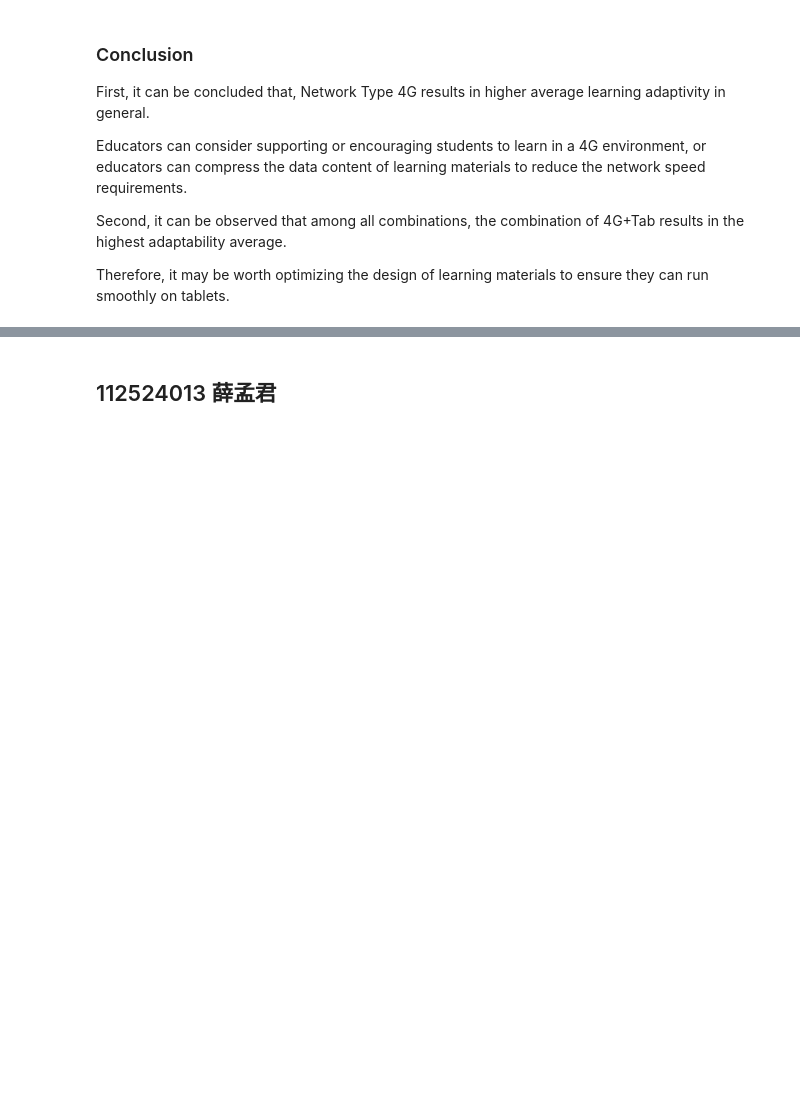
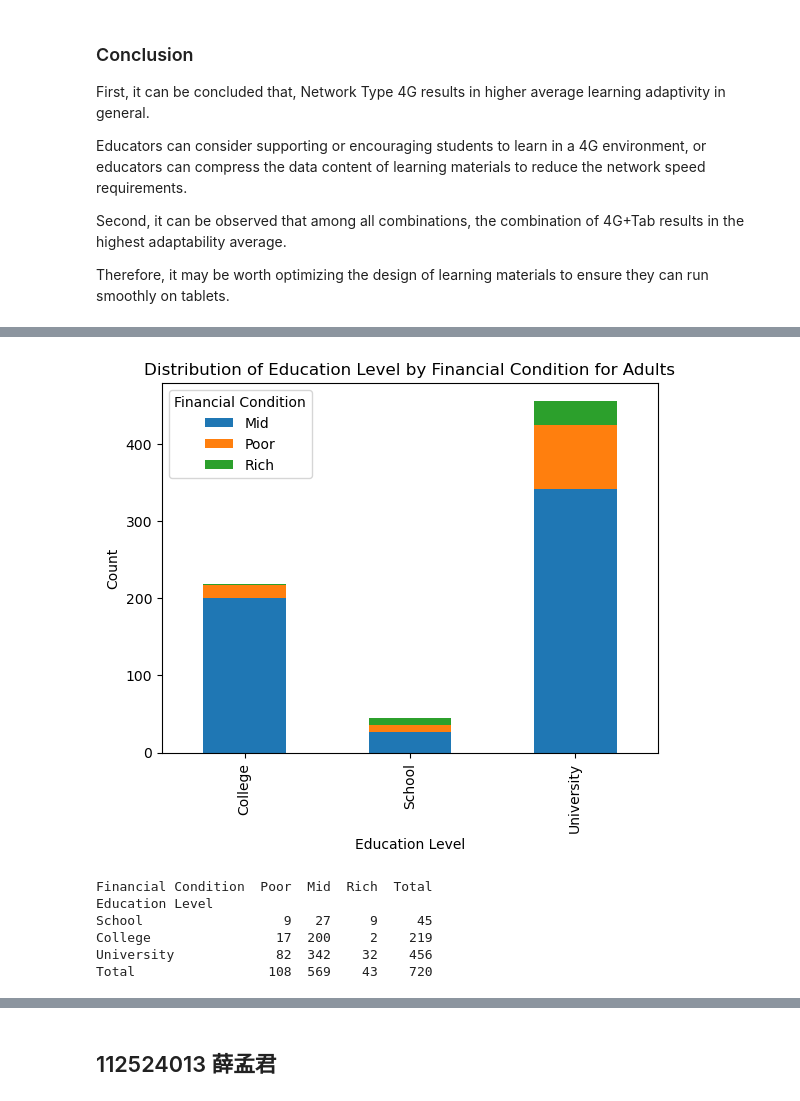
Before and after one commit to Bighsueh/AdaptabilityLevelAnalysis, a Jupyter notebook: main.ipynb, the cells around one changed output, grey strips where cells are left out. Drawn from its saved outputs; the diff is of its cells as text; code cells hidden in the pictures; blank space fills up the shorter version.

```diff
--- a/main.ipynb
+++ b/main.ipynb
@@ -161,0 +259,48 @@ Therefore, it may be worth optimizing the design of learning materials to ensure
+# %%
+# # 選擇年齡大於或等於18歲的樣本
+# # Select samples older than or equal to 18 years old
+# df_adults
+
+# 使用 pd.crosstab 函數計算不同教育程度和經濟狀況的交叉分析
+# Use the pd.crosstab method to generate a cross-analysis between education and economic status.
+cross_table_fc = pd.crosstab(df_adults['Education Level'], df_adults['Financial Condition'])
+
+# 繪製堆疊條形圖 Draw a stacked bar chart.
+cross_table_fc.plot(kind='bar', stacked=True)
+
+# 設置標籤 Set label
+plt.xlabel('Education Level')
+plt.ylabel('Count')
+# 依成人經濟狀況劃分的教育程度分佈
+plt.title('Distribution of Education Level by Financial Condition for Adults')
+plt.show()
+# %% [output]
+[figure, added]
+# %%
+# 使用 groupby 和 sum 計算數據
+# Calculate data using groupby and sum
+new_table = df_adults.groupby('Education Level')['Financial Condition'].value_counts().unstack().fillna(0)
+
+# 添加合計列
+# Add total column
+new_table['Total'] = new_table.sum(axis=1)
+
+# 添加合計行
+# Add total row
+new_table.loc['Total'] = new_table.sum()
+
+# 將表格重新排序
+# Reorder table
+new_table = new_table.reindex(index=['School', 'College', 'University', 'Total'],
+                            columns=['Poor', 'Mid', 'Rich', 'Total'])
+
+# 顯示新的表格
+# Show new table
+print(new_table)
+# %% [output]
+Financial Condition  Poor  Mid  Rich  Total
+Education Level
+School                  9   27     9     45
+College                17  200     2    219
+University             82  342    32    456
+Total                 108  569    43    720
```
Also changed, not shown: parts of 30 cells of this notebook.
